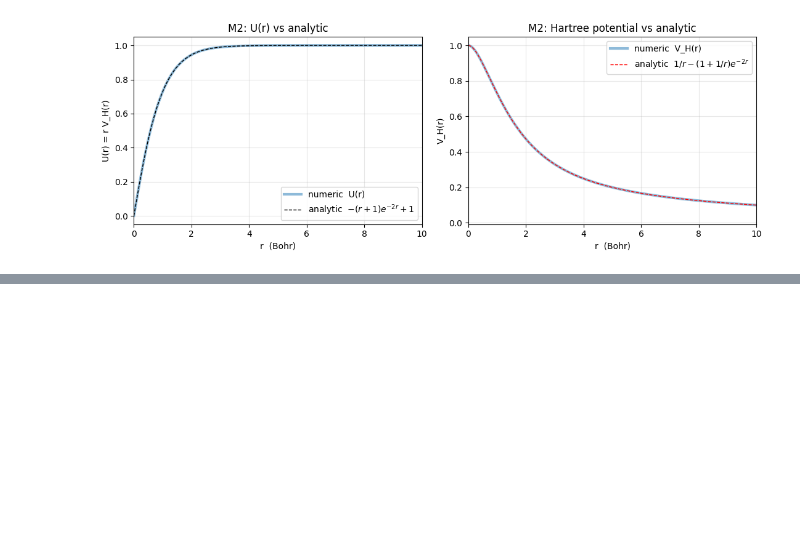
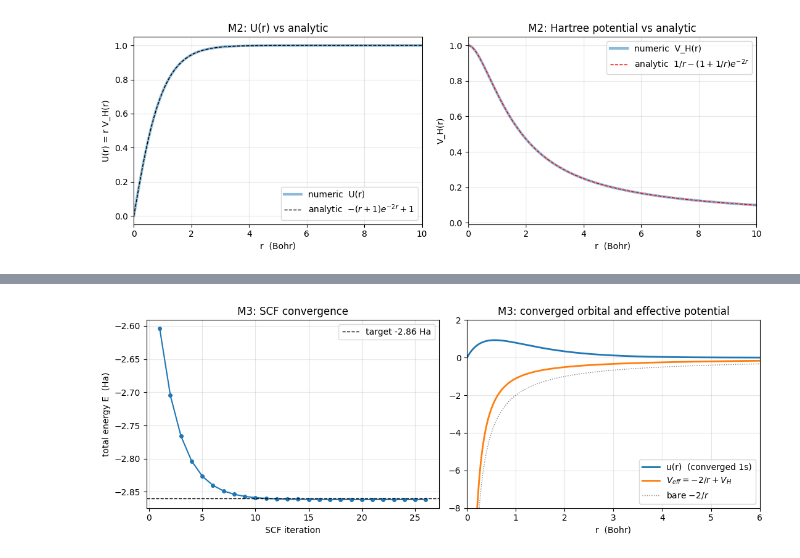
Before and after one commit to ddsyasas/dft-helium, a Jupyter notebook: helium_dft.ipynb, the cells around one changed output, grey strips where cells are left out. Cells and saved outputs as stored; diff of their text form; code cells hidden in the pictures; blank space fills up the shorter version.

```diff
--- a/helium_dft.ipynb
+++ b/helium_dft.ipynb
@@ -302,0 +344,17 @@ plt.show()
+# %%
+# ----------------------------------------------------------------------------
+# VALIDATION GATE 3: run the SCF loop for helium (Z = 2), Hartree only.
+# scf_no_xc prints E at each iteration so convergence is visible (spec rule).
+# ----------------------------------------------------------------------------
+scf = scf_no_xc(Z=2.0, r=r, w=0.3, tol=1e-7, verbose=True)
+
+print()
+print("VALIDATION 3  (self-consistent helium, Hartree only, no XC)")
+print(f"  converged in {scf['iterations']} iterations")
+print(f"  eigenvalue eps = {scf['eps']:.6f} Ha")
+print(f"  total energy E = {scf['E']:.6f} Ha     target = -2.86 Ha (= RHF)")
+print(f"  |E - target|   = {abs(scf['E'] - (-2.86)):.2e} Ha")
+ok_3 = abs(scf['E'] - (-2.86)) < 1e-2
+print(f"  --> {'PASS' if ok_3 else 'FAIL'}")
+print("  (Reaching the RHF value -2.86 is correct for a 2-electron singlet;")
+print("   the -2.72 figure arrives in M4 once Slater exchange is added.)")
@@ -302,0 +379,31 @@ plt.show()
+# %%
+# Two views of the converged SCF solution.
+fig, (axc, axp) = plt.subplots(1, 2, figsize=(11, 4))
+
+# (a) Convergence: total energy vs SCF iteration, approaching -2.86.
+E_hist = [E for (eps, E) in scf["history"]]
+axc.plot(range(1, len(E_hist) + 1), E_hist, "o-", ms=4)
+axc.axhline(-2.86, color="k", ls="--", lw=1, label="target -2.86 Ha")
+axc.set_xlabel("SCF iteration")
+axc.set_ylabel("total energy E  (Ha)")
+axc.set_title("M3: SCF convergence")
+axc.legend()
+axc.grid(alpha=0.3)
+
+# (b) The converged orbital u(r) and the effective potential it lives in.
+u_he = scf["u"]
+V_eff = -2.0 / r + scf["V_H"]
+axp.plot(r, u_he, lw=2, label="u(r)  (converged 1s)")
+axp.plot(r, V_eff, lw=2, label=r"$V_{eff}=-2/r+V_H$")
+axp.plot(r, -2.0 / r, lw=1, ls=":", color="grey", label=r"bare $-2/r$")
+axp.set_xlim(0, 6)
+axp.set_ylim(-8, 2)
+axp.set_xlabel("r  (Bohr)")
+axp.set_title("M3: converged orbital and effective potential")
+axp.legend()
+axp.grid(alpha=0.3)
+
+plt.tight_layout()
+plt.show()
+# %% [output]
+[figure, added]
```
Also changed, not shown: parts of 4 cells of this notebook, 2 other files.
